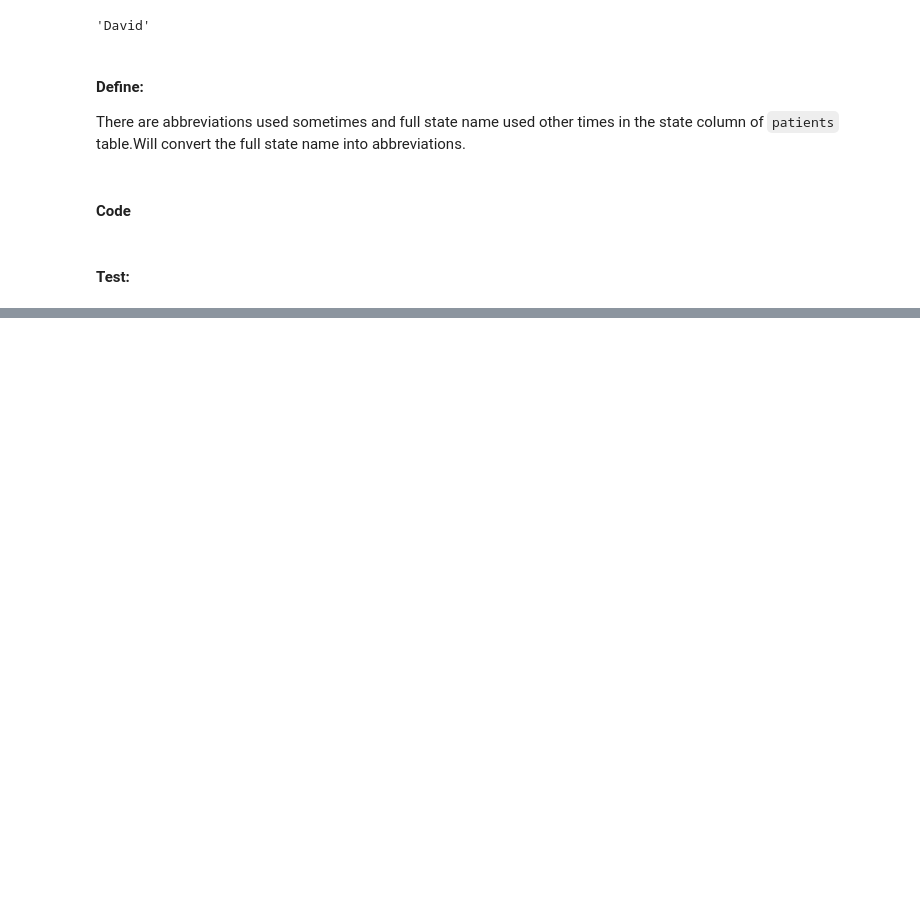
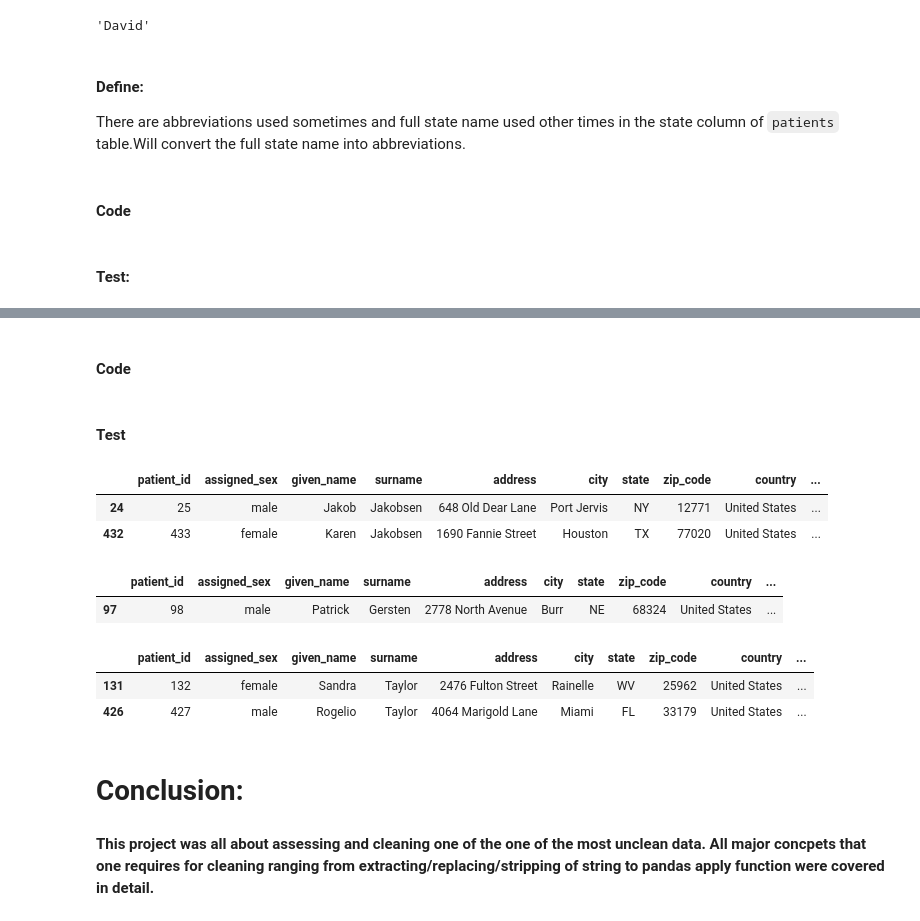
Before and after one commit to ishan6899/oral_insulin, a Jupyter notebook: Assess and Clean.ipynb, the cells around one changed output, grey strips where cells are left out. Saved outputs shown, nothing was run; the diff lists cells and outputs as text; code cells hidden in the pictures; blank space fills up the shorter version.

Commit message:
Updated the notebook with more cleaning of data

```diff
--- a/Assess and Clean.ipynb
+++ b/Assess and Clean.ipynb
@@ -543,0 +554,4 @@ Name: state, dtype: int64
+# %%
+patients_clean.assigned_sex=patients_clean.assigned_sex.astype('category')
+patients_clean.state=patients_clean.state.astype('category')
+patients_clean.birthdate=pd.to_datetime(patients_clean.birthdate)
@@ -543,0 +599,2 @@ Name: state, dtype: int64
+# %%
+patients_clean.phone=patients_clean.phone.str.replace(r'(\D+)',"").str.pad(11,fillchar="1")
@@ -543,0 +617,4 @@ Name: state, dtype: int64
+# %%
+mask=patients_clean.surname=="Zaitseva"
+column_name="weight"
+patients_clean.loc[mask,column_name]=patients_clean.loc[mask,column_name]*2.20462
@@ -543,0 +631,27 @@ Name: state, dtype: int64
+# %% [markdown]
+#### Code
+# %%
+patients_clean = patients_clean[~((patients_clean.address.duplicated()) & patients_clean.address.notnull())]
+# %% [markdown]
+#### Test
+# %%
+patients_clean[patients_clean.surname == 'Jakobsen']
+# %% [output]
+|  | patient_id | assigned_sex | given_name | surname | address | city | state | zip_code | country | ... |
+| 24 | 25 | male | Jakob | Jakobsen | 648 Old Dear Lane | Port Jervis | NY | 12771 | United States | ... |
+| 432 | 433 | female | Karen | Jakobsen | 1690 Fannie Street | Houston | TX | 77020 | United States | ... |
+# %%
+patients_clean[patients_clean.surname == 'Gersten']
+# %% [output]
+|  | patient_id | assigned_sex | given_name | surname | address | city | state | zip_code | country | ... |
+| 97 | 98 | male | Patrick | Gersten | 2778 North Avenue | Burr | NE | 68324 | United States | ... |
+# %%
+patients_clean[patients_clean.surname == 'Taylor']
+# %% [output]
+|  | patient_id | assigned_sex | given_name | surname | address | city | state | zip_code | country | ... |
+| 131 | 132 | female | Sandra | Taylor | 2476 Fulton Street | Rainelle | WV | 25962 | United States | ... |
+| 426 | 427 | male | Rogelio | Taylor | 4064 Marigold Lane | Miami | FL | 33179 | United States | ... |
+# %% [markdown]
+# Conclusion:
+# %% [markdown]
+<p font-size:19px;><b>This project was all about assessing and cleaning one of the one of the most unclean data. All major concpets that one requires for cleaning ranging from extracting/replacing/stripping of string to pandas apply function were covered in detail.</b></p>
```
Also changed, not shown: parts of 27 cells of this notebook.
